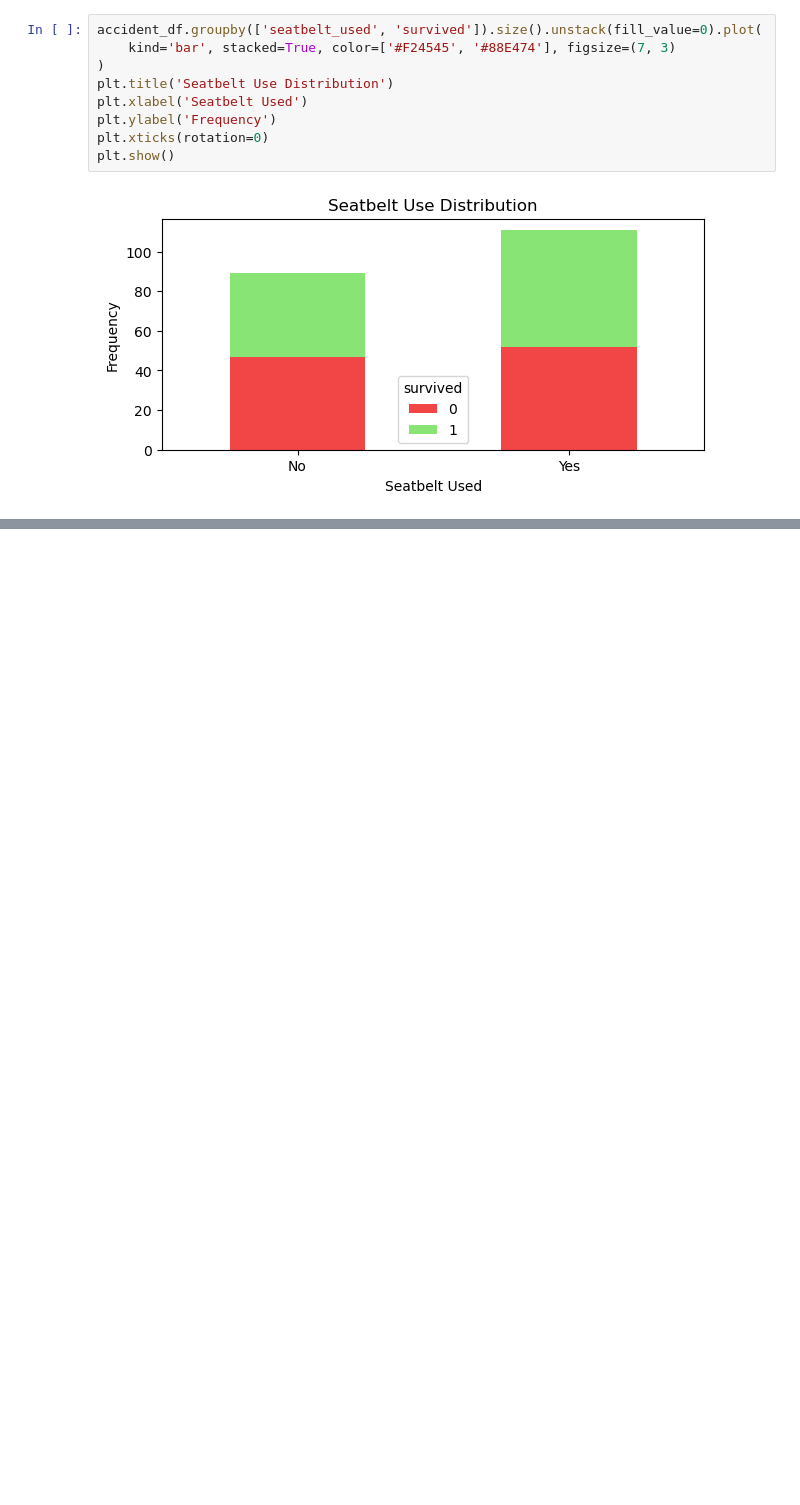
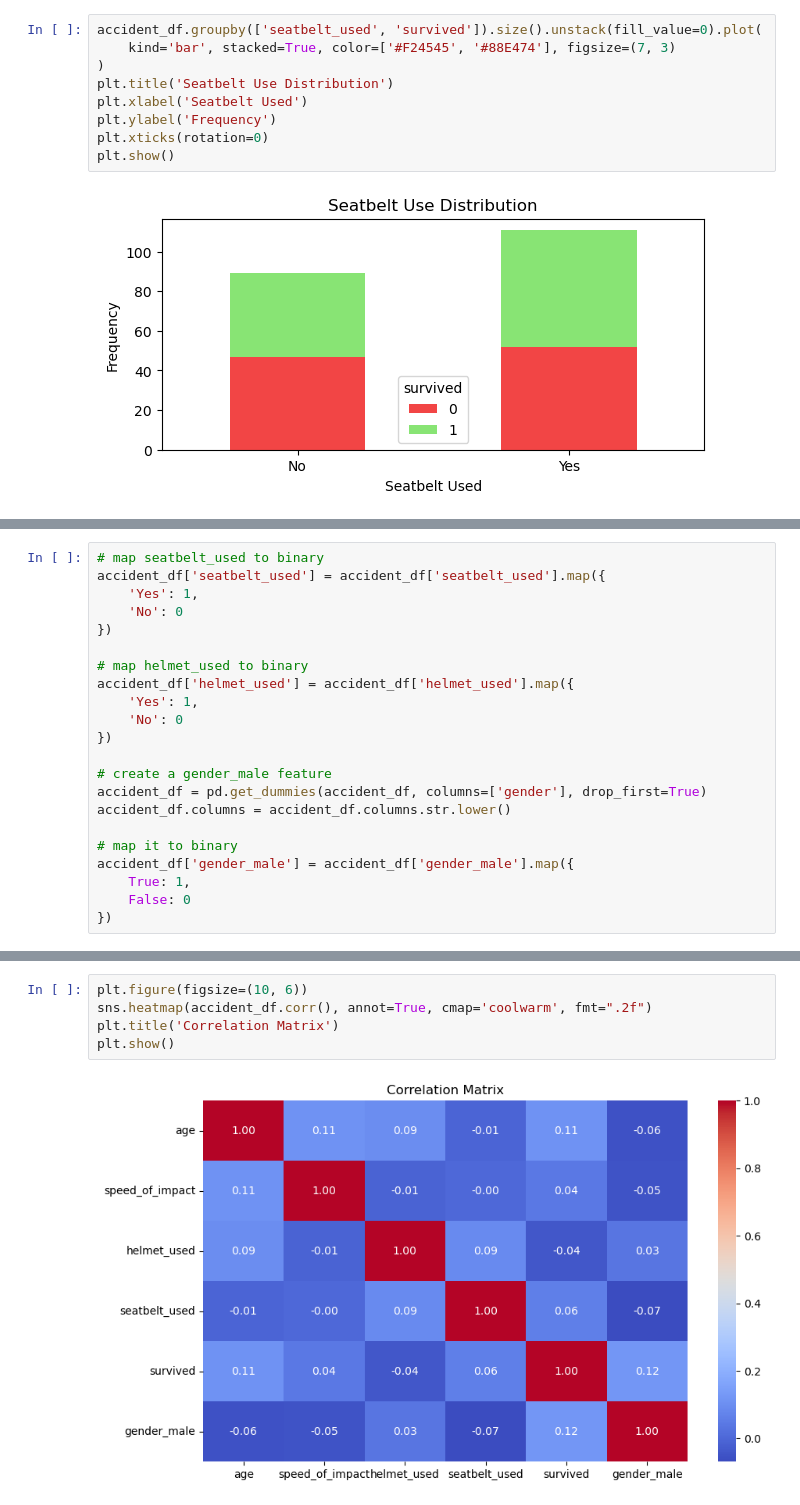
Before and after one commit to 20mattk/Road-Accident-Survival, a Jupyter notebook: Road Accident Survival.ipynb, the cells around one changed output, grey strips where cells are left out. Drawn from its saved outputs; the diff is of its cells as text; blank space fills up the shorter version.

```diff
--- a/Road Accident Survival.ipynb
+++ b/Road Accident Survival.ipynb
@@ -97,0 +101,22 @@ plt.show()
+# %%
+# map seatbelt_used to binary
+accident_df['seatbelt_used'] = accident_df['seatbelt_used'].map({
+    'Yes': 1,
+    'No': 0
+})
+
+# map helmet_used to binary
+accident_df['helmet_used'] = accident_df['helmet_used'].map({
+    'Yes': 1,
+    'No': 0
+})
+
+# create a gender_male feature
+accident_df = pd.get_dummies(accident_df, columns=['gender'], drop_first=True)
+accident_df.columns = accident_df.columns.str.lower()
+
+# map it to binary
+accident_df['gender_male'] = accident_df['gender_male'].map({
+    True: 1,
+    False: 0
+})
@@ -97,0 +132,7 @@ plt.show()
+# %%
+plt.figure(figsize=(10, 6))
+sns.heatmap(accident_df.corr(), annot=True, cmap='coolwarm', fmt=".2f")
+plt.title('Correlation Matrix')
+plt.show()
+# %% [output]
+[figure, added]
```
Also changed, not shown: parts of 3 cells of this notebook.
